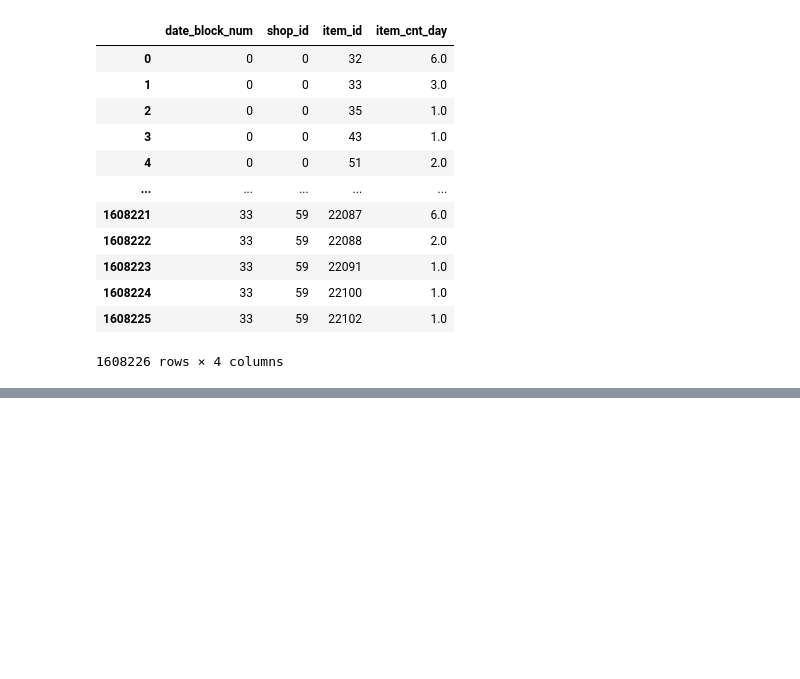
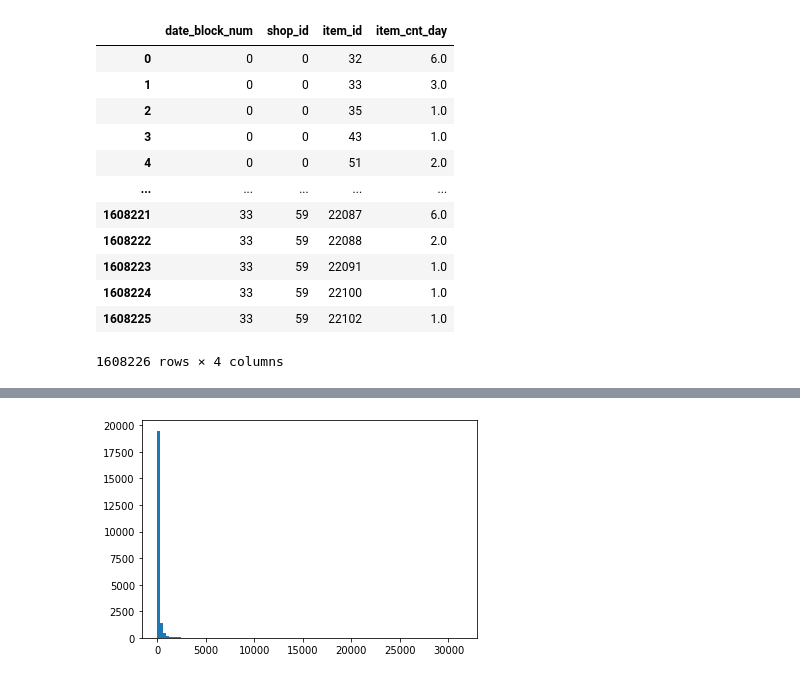
Before and after one commit to arcarrion/hsespecialization_course02, a Jupyter notebook: 02_eda.ipynb, the cells around one changed output, grey strips where cells are left out. Saved outputs shown, nothing was run; the diff lists cells and outputs as text; code cells hidden in the pictures; blank space fills up the shorter version.

```diff
--- a/02_eda.ipynb
+++ b/02_eda.ipynb
@@ -237,0 +268,2 @@ Warning: Looks like you're using an outdated API Version, please consider updati
+# %%
+tmp = sales_rawdata.loc[sales_rawdata.item_cnt_day>0, :].groupby('item_id')['item_price'].count().reset_index()
@@ -237,0 +290,5 @@ Warning: Looks like you're using an outdated API Version, please consider updati
+# %%
+plt.hist(tmp.item_price, bins=100)
+plt.show()
+# %% [output]
+[figure, added]
```
Also changed, not shown: parts of 33 cells of this notebook.
